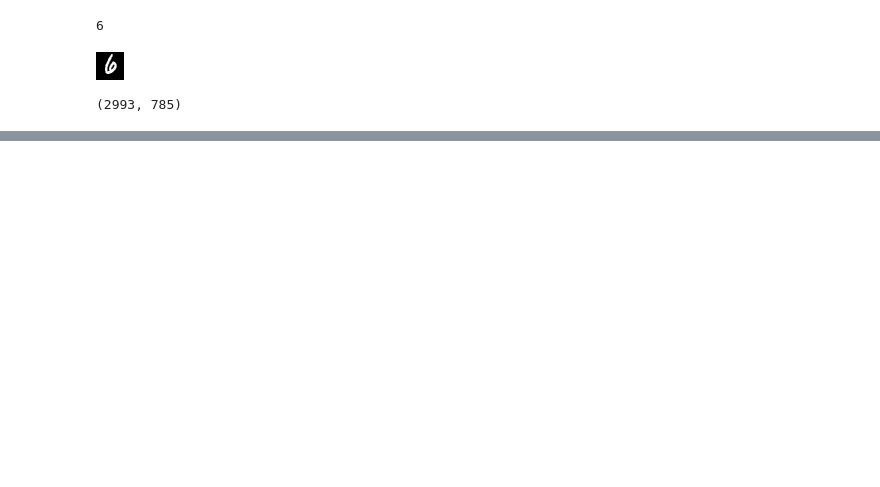
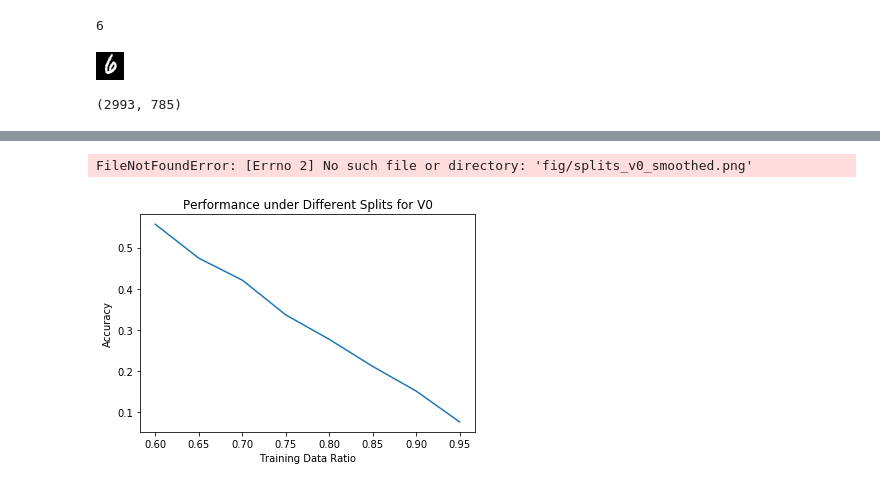
Before and after one commit to anyu0/machine-learning-2020s, a Jupyter notebook: hw2/q6/perceptron.ipynb, the cells around one changed output, grey strips where cells are left out. Drawn from its saved outputs; the diff is of its cells as text; code cells hidden in the pictures; blank space fills up the shorter version.

```diff
--- a/hw2/q6/perceptron.ipynb
+++ b/hw2/q6/perceptron.ipynb
@@ -122,0 +257,31 @@ percepton_accuracy(train_data, test_data, 100, 0)
+# %%
+# Plot accuracy against ratio,
+# model: v0
+# avarage of N runs
+
+N = 5
+ITER = 10
+x_data = np.arange(0.6, 1.0, 0.05)
+y_data = []
+
+for n in range(N):
+    y_ = []
+    for ratio in x_data:
+        a = []
+        for digit in range(10):
+            p = Percepton(dataset, ratio, ITER, digit)
+            a.append(p.accuracy_v1(digit))
+        y_.append(np.mean(a))
+
+    y_data.append(y_)
+
+y_data = np.mean(y_data, axis=0)
+
+plt.plot(x_data, y_data)
+plt.xlabel('Training Data Ratio')
+plt.ylabel('Accuracy')
+plt.title('Performance under Different Splits for V0')
+plt.savefig('fig/splits_v0_smoothed.png')
+# %% [output]
+FileNotFoundError: [Errno 2] No such file or directory: 'fig/splits_v0_smoothed.png'
+[figure, added]
```
Also changed, not shown: parts of 14 cells of this notebook, 2 other files.
